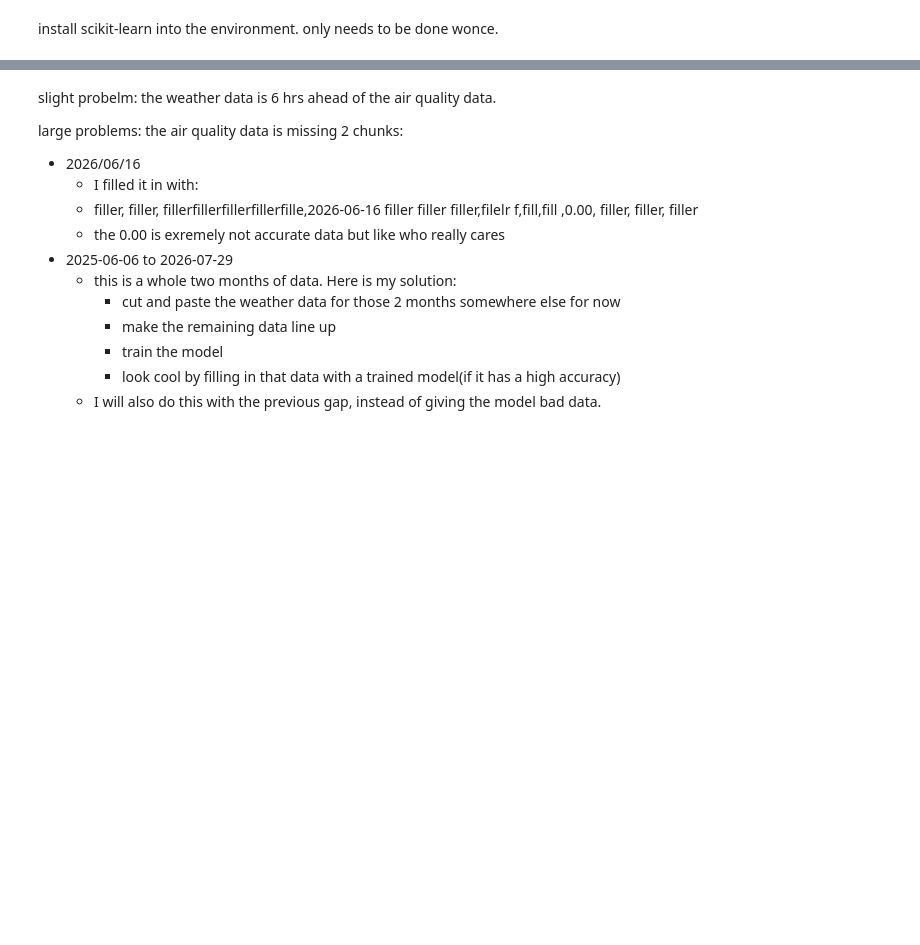
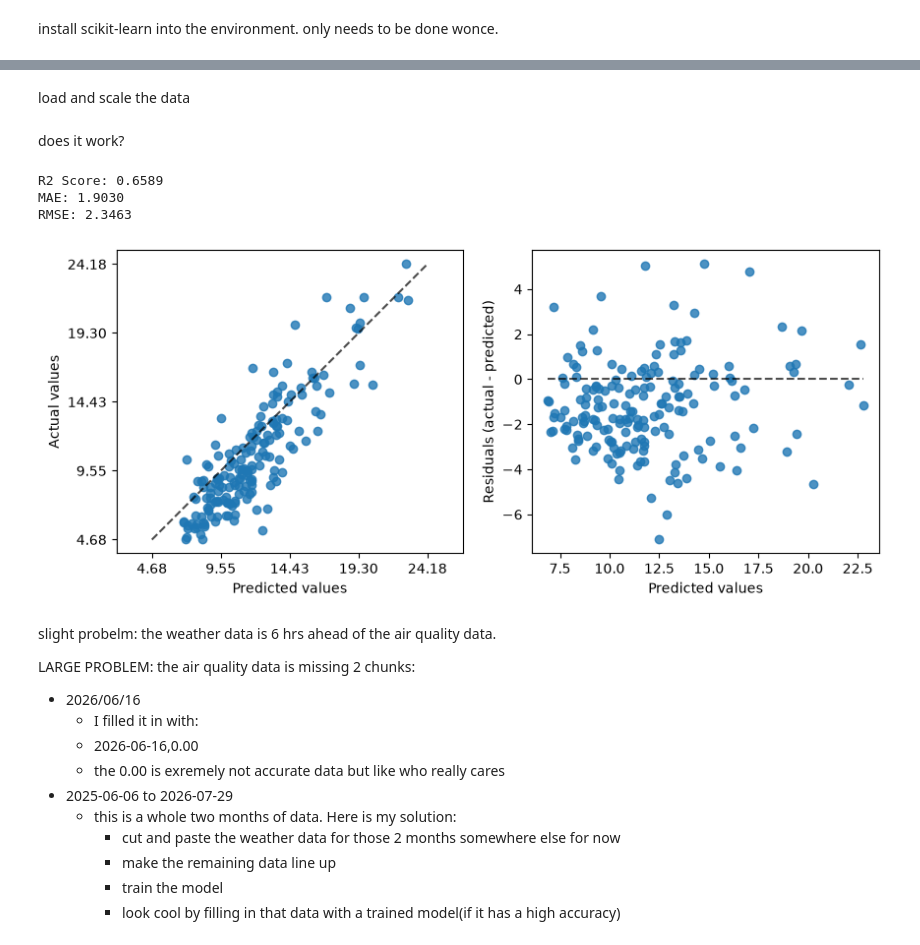
Before and after one commit to k-e-v-i-n-t-a-o/Veritas_AI_Hackathon_2026, a Jupyter notebook: aee.ipynb, the cells around one changed output, grey strips where cells are left out. Cells and saved outputs as stored; diff of their text form; code cells hidden in the pictures; blank space fills up the shorter version.

Commit message:
model created and works

```diff
--- a/aee.ipynb
+++ b/aee.ipynb
@@ -61,10 +91,55 @@ print(f"Accuracy: {accuracy:.4%}")
+# %% [markdown]
+load and scale the data
+# %%
+train_values, test_values, train_answers, test_answers = train_test_split(datas, answers, test_size=0.2)
+scaler = StandardScaler()
+
+train_values = scaler.fit_transform(train_values)
+
+# scale the testing values the same as the training values
+test_values = scaler.transform(test_values)
+# %% [markdown]
+does it work?
+# %%
+model = LinearRegression()
+
+#train the model
+model.fit(train_values, train_answers)
+
+#make predictions
+preds = model.predict(test_values)
+preds *= 1.1
+#evaluate model
+r2 = r2_score(test_answers, preds)
+mae = mean_absolute_error(test_answers, preds)
+rmse = root_mean_squared_error(test_answers, preds)
+
+print(f"R2 Score: {r2:.4f}")
+print(f"MAE: {mae:.4f}")
+print(f"RMSE: {rmse:.4f}")
+# %% [output]
+R2 Score: 0.6589
+MAE: 1.9030
+RMSE: 2.3463
+# %%
+import matplotlib.pyplot as plt
+from sklearn.metrics import PredictionErrorDisplay
+
+fig, axs = plt.subplots(ncols=2, figsize=(10, 4))
+PredictionErrorDisplay.from_predictions(test_answers, preds, kind="actual_vs_predicted", ax=axs[0])
+
+PredictionErrorDisplay.from_predictions(test_answers, preds, kind="residual_vs_predicted", ax=axs[1])
+
+plt.show()
+# %% [output]
+[figure, added]
 # %% [markdown]
 slight probelm: the weather data is 6 hrs ahead of the air quality data.
 
-large problems: the air quality data is missing 2 chunks:
+LARGE PROBLEM: the air quality data is missing 2 chunks:
  - 2026/06/16
     - I filled it in with:
-    - filler, filler, fillerfillerfillerfillerfille,2026-06-16 filler filler filler,filelr f,fill,fill ,0.00, filler, filler, filler
+    - 2026-06-16,0.00
     - the 0.00 is exremely not accurate data but like who really cares
  - 2025-06-06 to 2026-07-29
     - this is a whole two months of data. Here is my solution:
@@ -72,4 +147,3 @@ large problems: the air quality data is missing 2 chunks:
         - make the remaining data line up
         - train the model
         - look cool by filling in that data with a trained model(if it has a high accuracy)
-    - I will also do this with the previous gap, instead of giving the model bad data.
```
Also changed, not shown: parts of 3 cells of this notebook, 3 other files.
